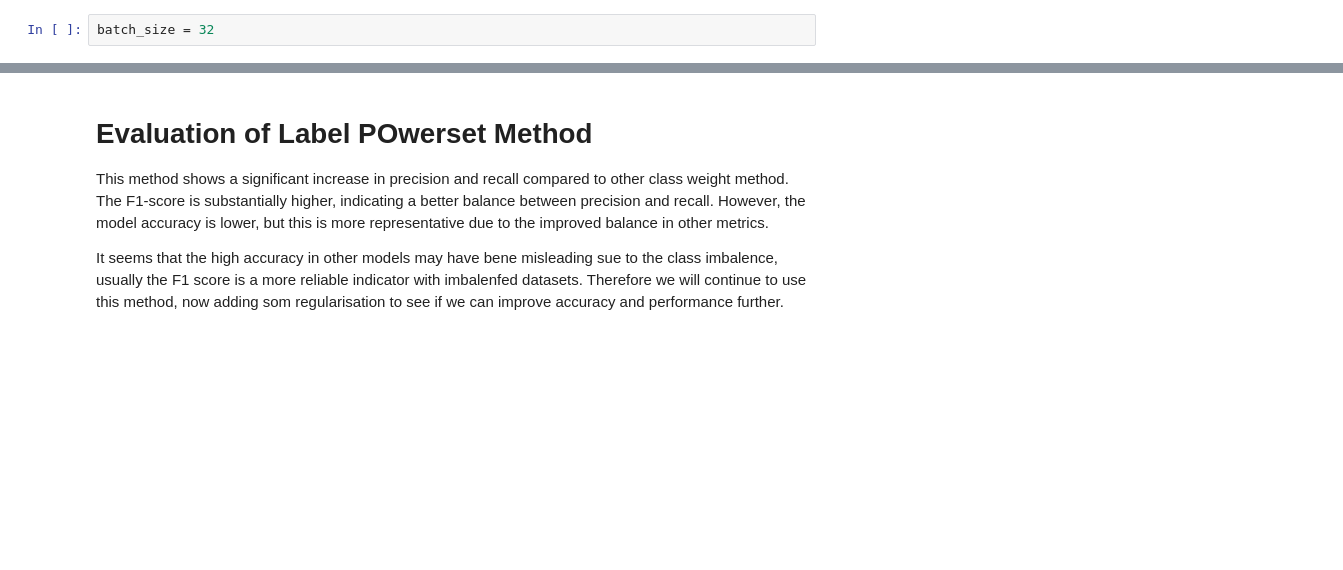
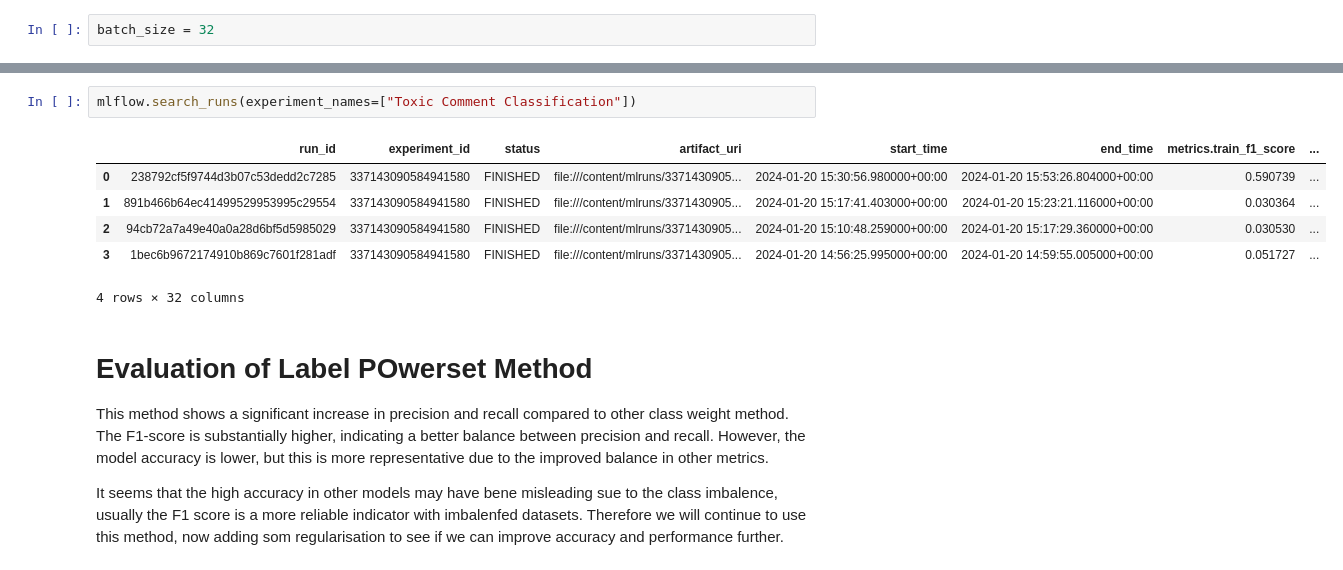
Before and after one commit to philliewright/Neural_Nets_CW1, a Jupyter notebook: Final_NN_CW1.ipynb, the cells around one changed output, grey strips where cells are left out. Cells and saved outputs as stored; diff of their text form; blank space fills up the shorter version.

Commit message:
edits to MLFlow

```diff
--- a/Final_NN_CW1.ipynb
+++ b/Final_NN_CW1.ipynb
@@ -837,3 +1091,12 @@ finally:
+# %%
+mlflow.search_runs(experiment_names=["Toxic Comment Classification"])
+# %% [output]
+|  | run_id | experiment_id | status | artifact_uri | start_time | end_time | metrics.train_f1_score | ... |
+| 0 | 238792cf5f9744d3b07c53dedd2c7285 | 337143090584941580 | FINISHED | file:///content/mlruns/3371430905... | 2024-01-20 15:30:56.980000+00:00 | 2024-01-20 15:53:26.804000+00:00 | 0.590739 | ... |
+| 1 | 891b466b64ec41499529953995c29554 | 337143090584941580 | FINISHED | file:///content/mlruns/3371430905... | 2024-01-20 15:17:41.403000+00:00 | 2024-01-20 15:23:21.116000+00:00 | 0.030364 | ... |
+| 2 | 94cb72a7a49e40a0a28d6bf5d5985029 | 337143090584941580 | FINISHED | file:///content/mlruns/3371430905... | 2024-01-20 15:10:48.259000+00:00 | 2024-01-20 15:17:29.360000+00:00 | 0.030530 | ... |
+| 3 | 1bec6b9672174910b869c7601f281adf | 337143090584941580 | FINISHED | file:///content/mlruns/3371430905... | 2024-01-20 14:56:25.995000+00:00 | 2024-01-20 14:59:55.005000+00:00 | 0.051727 | ... |
+4 rows × 32 columns
 # %% [markdown]
 # Evaluation of Label POwerset Method
 This method shows a significant increase in precision and recall compared to other class weight method.
```
Also changed, not shown: parts of 45 cells of this notebook.
